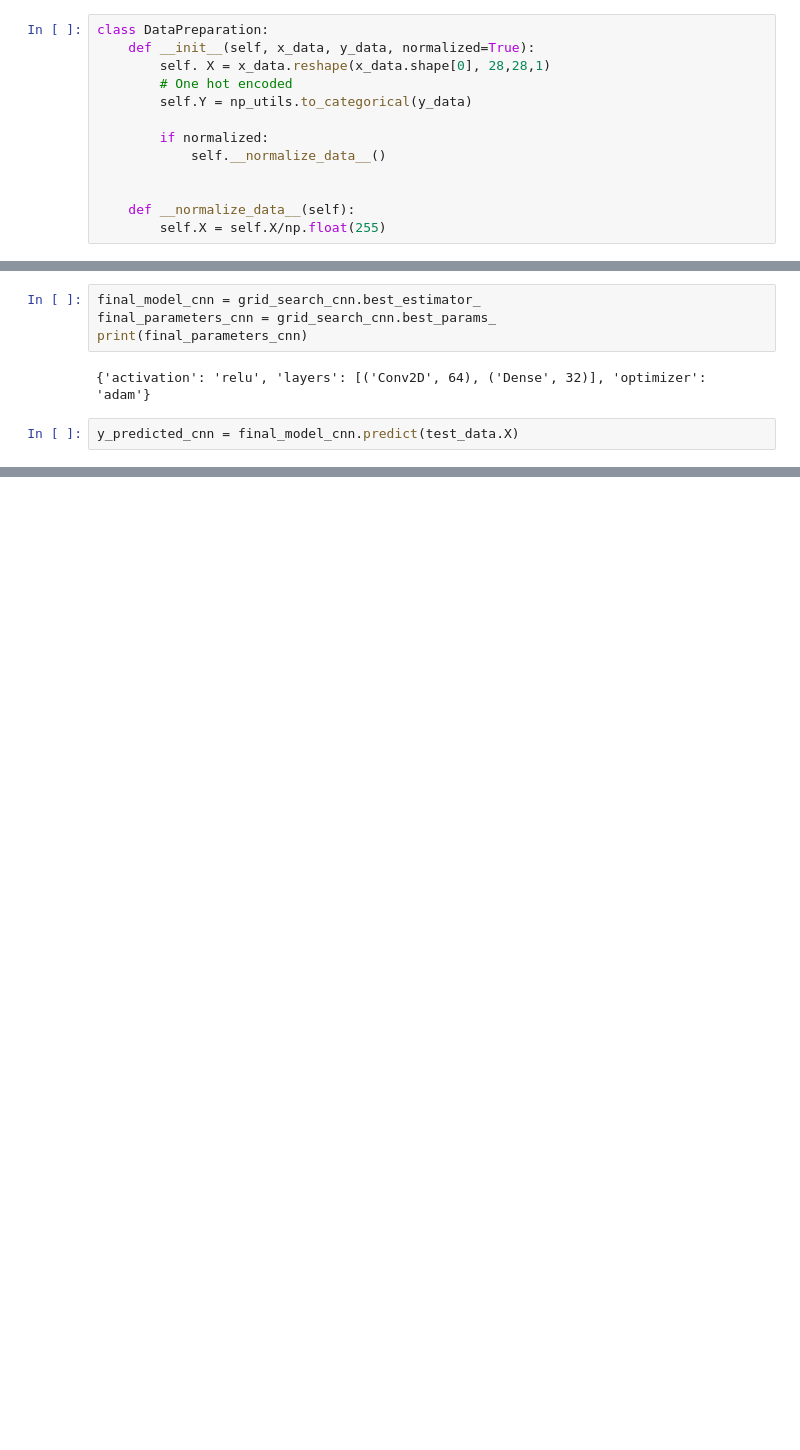
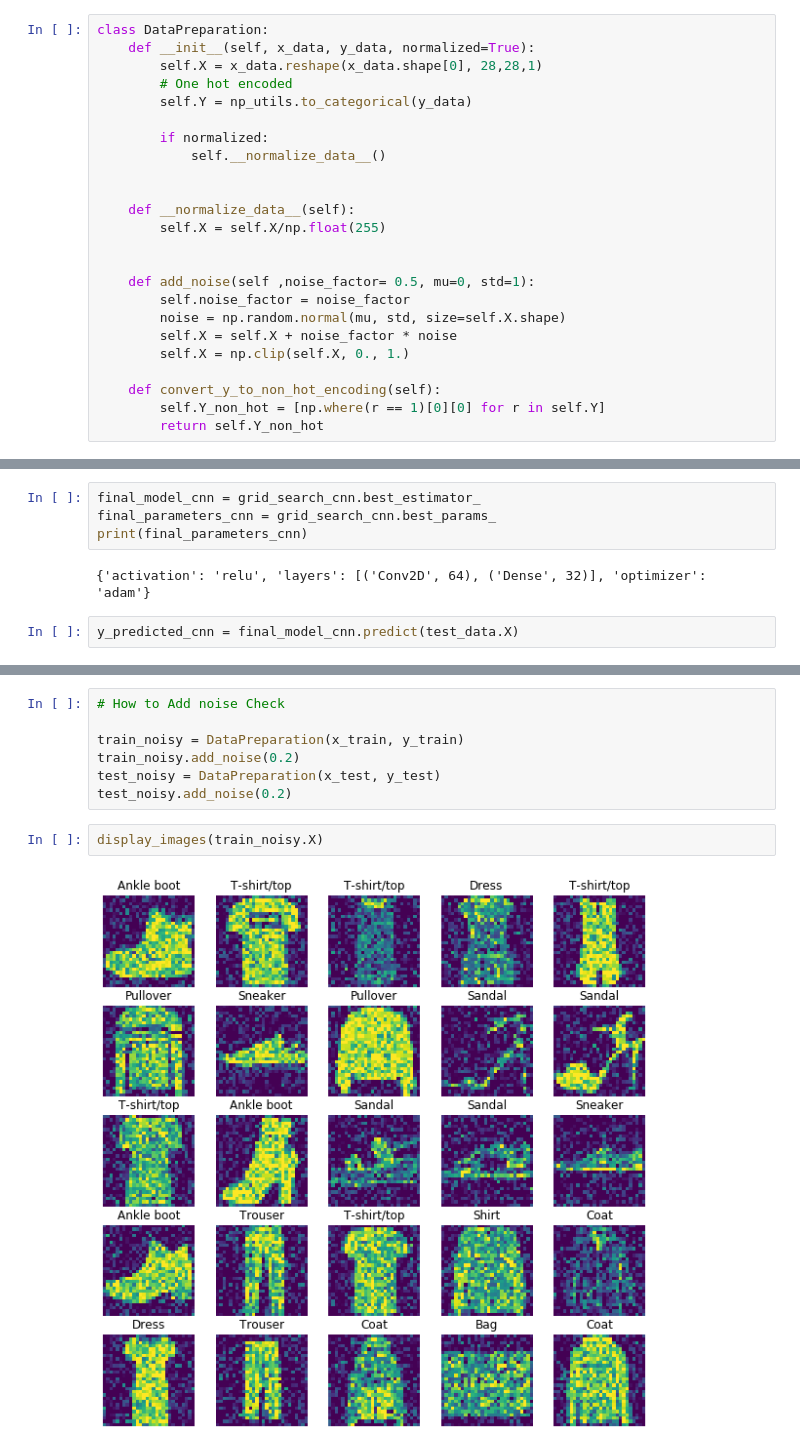
Before and after one commit to shivammehta007/Deep-Learning, a Jupyter notebook: Task 2 CNN.ipynb, the cells around one changed output, grey strips where cells are left out. Cells and saved outputs as stored; diff of their text form; blank space fills up the shorter version.

```diff
--- a/Task 2 CNN.ipynb
+++ b/Task 2 CNN.ipynb
@@ -228,7 +252,7 @@ for i in range(0,25):
 # %%
 class DataPreparation:
     def __init__(self, x_data, y_data, normalized=True):
-        self. X = x_data.reshape(x_data.shape[0], 28,28,1)
+        self.X = x_data.reshape(x_data.shape[0], 28,28,1)
         # One hot encoded
         self.Y = np_utils.to_categorical(y_data)
 
@@ -238,6 +262,17 @@ class DataPreparation:
 
     def __normalize_data__(self):
         self.X = self.X/np.float(255)
+
+
+    def add_noise(self ,noise_factor= 0.5, mu=0, std=1):
+        self.noise_factor = noise_factor
+        noise = np.random.normal(mu, std, size=self.X.shape)
+        self.X = self.X + noise_factor * noise
+        self.X = np.clip(self.X, 0., 1.)
+
+    def convert_y_to_non_hot_encoding(self):
+        self.Y_non_hot = [np.where(r == 1)[0][0] for r in self.Y]
+        return self.Y_non_hot
 # %%
 train_data  = DataPreparation(x_train, y_train)
 test_data = DataPreparation(x_test, y_test)
@@ -337,0 +378,11 @@ print(cnn_accuracy)
+# %%
+# How to Add noise Check
+
+train_noisy = DataPreparation(x_train, y_train)
+train_noisy.add_noise(0.2)
+test_noisy = DataPreparation(x_test, y_test)
+test_noisy.add_noise(0.2)
+# %%
+display_images(train_noisy.X)
+# %% [output]
+[figure, added]
```
Also changed, not shown: parts of 48 cells of this notebook.
